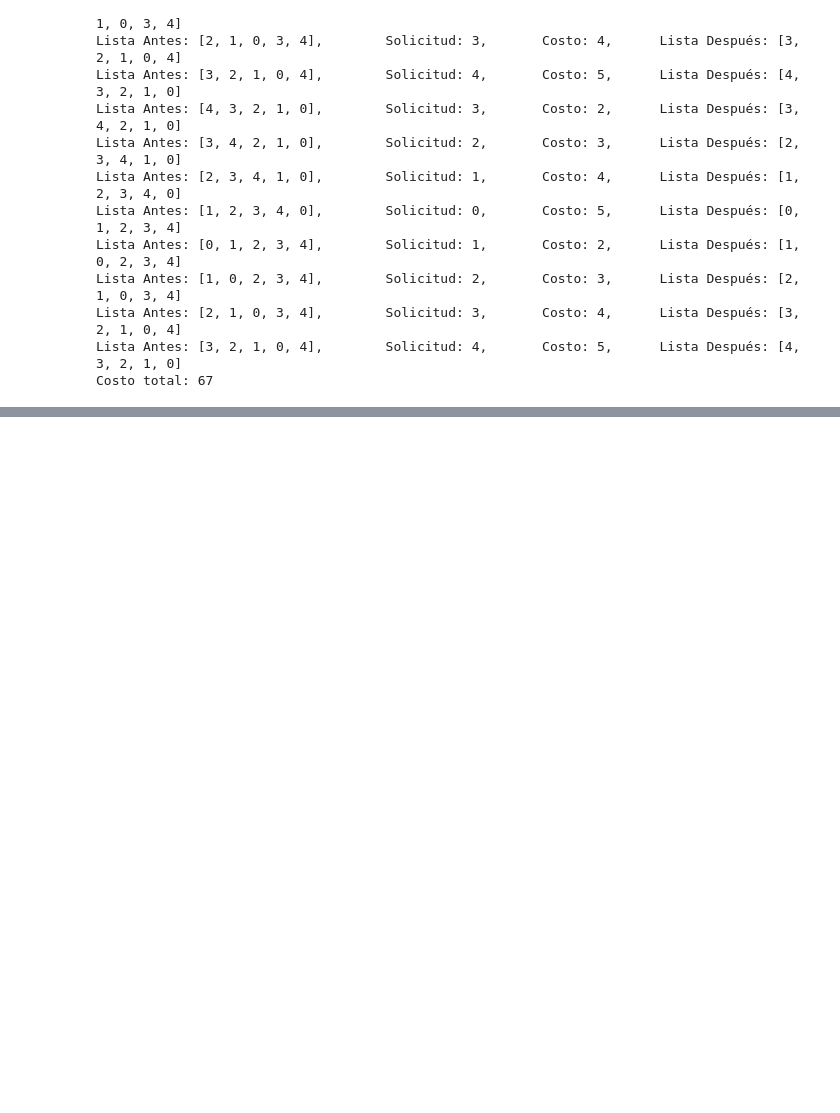
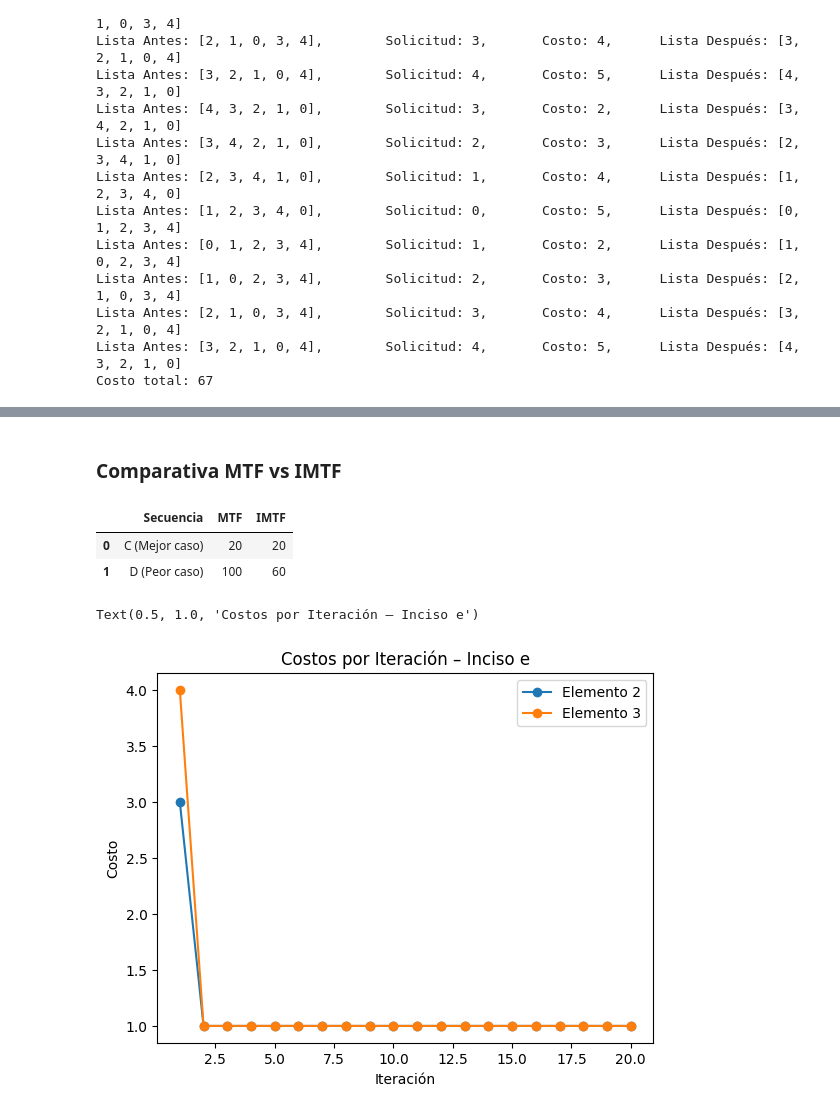
Before and after one commit to xtsebas/MTF-IMTF, a Jupyter notebook: Project.ipynb, the cells around one changed output, grey strips where cells are left out. Saved outputs shown, nothing was run; the diff lists cells and outputs as text; code cells hidden in the pictures; blank space fills up the shorter version.

Commit message:
update para incisos finales

```diff
--- a/Project.ipynb
+++ b/Project.ipynb
@@ -71,0 +74,5 @@ Costo total: 67
+# %%
+from algorithms.MFT import move_to_front
+from algorithms.IMFT import improved_move_to_front
+import pandas as pd
+config = [0, 1, 2, 3, 4]
@@ -71,0 +81,13 @@ Costo total: 67
+# %%
+seq_2 = [2]*20
+seq_3 = [3]*20
+
+cost_e2, hist_e2 = move_to_front(config.copy(), seq_2.copy())
+cost_e3, hist_e3 = move_to_front(config.copy(), seq_3.copy())
+
+df_e = pd.DataFrame({
+    'Iteración': list(range(1,21))*2,
+    'Solicitud': ['2']*20 + ['3']*20,
+    'Costo': [h['cost'] for h in hist_e2] + [h['cost'] for h in hist_e3]
+})
+df_e
@@ -71,0 +112,33 @@ Costo total: 67
+# %% [markdown]
+### Comparativa MTF vs IMTF
+# %%
+seq_c = [0]*20
+seq_d = [4,3,2,1,0]*4
+
+mtf_c, _  = move_to_front(config.copy(), seq_c.copy())
+imtf_c, _ = improved_move_to_front(config.copy(), seq_c.copy())
+mtf_d, _  = move_to_front(config.copy(), seq_d.copy())
+imtf_d, _ = improved_move_to_front(config.copy(), seq_d.copy())
+
+df_f = pd.DataFrame([
+    {'Secuencia':'C (Mejor caso)','MTF':mtf_c,'IMTF':imtf_c},
+    {'Secuencia':'D (Peor caso)','MTF':mtf_d,'IMTF':imtf_d},
+])
+df_f
+# %% [output]
+|  | Secuencia | MTF | IMTF |
+| 0 | C (Mejor caso) | 20 | 20 |
+| 1 | D (Peor caso) | 100 | 60 |
+# %%
+import matplotlib.pyplot as plt
+
+# Gráfico de df_e
+for label, grp in df_e.groupby('Solicitud'):
+    plt.plot(grp['Iteración'], grp['Costo'], marker='o', label=f'Elemento {label}')
+plt.xlabel('Iteración')
+plt.ylabel('Costo')
+plt.legend()
+plt.title('Costos por Iteración – Inciso e')
+# %% [output]
+Text(0.5, 1.0, 'Costos por Iteración – Inciso e')
+[figure, added]
```
Also changed, not shown: parts of 3 cells of this notebook.
